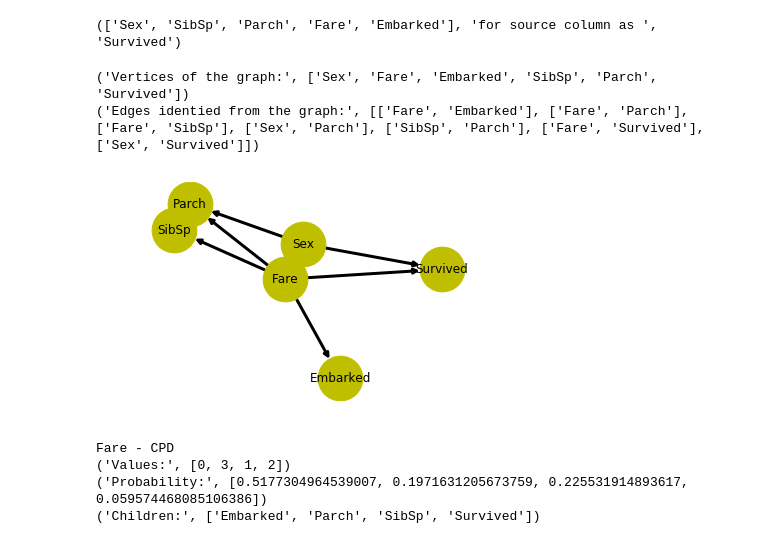
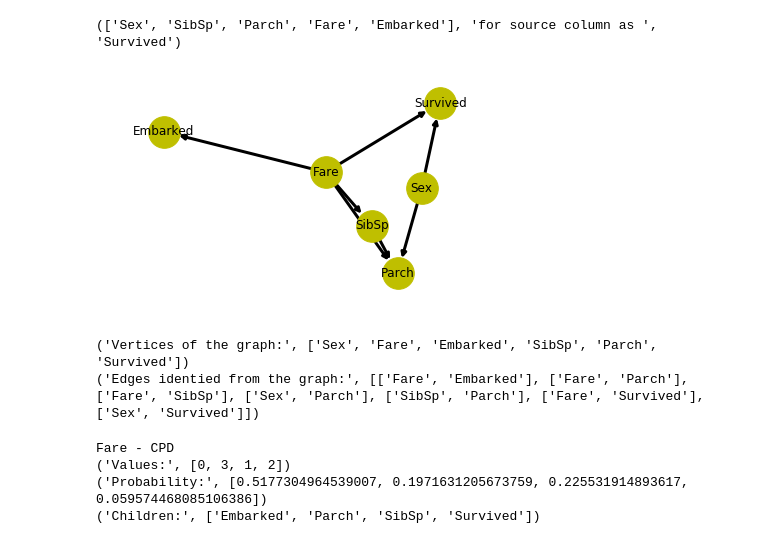
Before and after one commit to dsavla/study, a Jupyter notebook: PGM_Assign2_Group20.ipynb, the cells around one changed output. Cells and saved outputs as stored; diff of their text form; code cells hidden in the pictures.

```diff
--- a/PGM_Assign2_Group20.ipynb
+++ b/PGM_Assign2_Group20.ipynb
@@ -45,11 +47,13 @@ Successfully installed libpgm-1.3
 # %%
 '''
-    This method verifies the dependency of src column on other data columns based on chi square test.
+    This method verifies the dependency of src column on other data columns
+    based on chi square test.
 '''
 def check_depedency(df, srcColumn, targetColumn):
     df_src_target = df[[srcColumn, targetColumn]]
 
-    contigency = pd.crosstab(df_src_target[srcColumn], df_src_target[targetColumn])
+    contigency = pd.crosstab(df_src_target[srcColumn],
+                             df_src_target[targetColumn])
     c, p, dof, expected = chi2_contingency(contigency)
     #Threshold for chi square test
     alpha = 0.05
@@ -117,13 +125,22 @@ Parch
 Fare
 Embarked
 # %%
-######################## 2. Apply pre-processing wherein, we clean the data, remove empty data cells and normalize data to numerical values #########################
+'''
+2. Apply pre-processing wherein, we clean the data,
+remove empty data cells and normalize data to numerical values
+'''
 
 # Preprocessing - consider the identified columns
 df_train = df_input.dropna()
 df_train = df_input[revisedcolumns]
 
-df_train.loc[:,'Fare'] = pd.cut(df_train.Fare, [df_input.Fare.min(), df_input.Fare.mean()/2, df_input.Fare.mean(), df_input.Fare.mean() + df_input.Fare.mean()/2, df_input.Fare.max()], labels =[0,1,2,3])
+df_train.loc[:,'Fare'] = pd.cut(df_train.Fare, [df_input.Fare.min(),
+                                                df_input.Fare.mean()/2,
+                                                df_input.Fare.mean(),
+                                                df_input.Fare.mean()
+                                                + df_input.Fare.mean()/2,
+                                                df_input.Fare.max()],
+                                labels =[0,1,2,3])
 df_train.loc[:, 'Sex'] = df_train.Sex.map({'female': 0, 'male': 1})
 df_train.loc[:, 'Embarked'] = df_train.Embarked.map({'S': 0, 'C': 1, 'Q': 2})
 
@@ -143,33 +160,35 @@ print (dependent_columns , 'for source column as ' , src )
 # %% [output]
 (['Sex', 'SibSp', 'Parch', 'Fare', 'Embarked'], 'for source column as ', 'Survived')
 # %%
-######################## 4. Use discrete_constraint_estimatestruct() from libpgm library with the limited columns identified, to find the structure. #########################
+'''
+4. Use discrete_constraint_estimatestruct() from libpgm library with the
+limited columns identified, to find the structure.
+'''
 
 # Use the dependent columns to prepare dict list from the dataframe
 # This is input for Structure estimation
 data = format_data(df_train, src, dependent_columns)
 
 # learn the structure
 pgm_learner = PGMLearner()
 
 result_structure = pgm_learner.discrete_constraint_estimatestruct(data)
 
-print('Vertices of the graph:' , result_structure.V)
-print('Edges identied from the graph:' , result_structure.E)
-
-
 G = nx.DiGraph()
 # G.add_node()
 G.add_nodes_from(result_structure.V)
 
 G.add_edges_from(result_structure.E)
 
-# G.add_edge(result_structure.E,weight=0.6)
-nx.draw_networkx(G, node_color='y', node_size=2000, width=3)
+nx.draw_networkx(G, node_color='y', node_size=1000, width=3 )
 plt.axis('off')
 plt.show()
 # %% [output]
-('Vertices of the graph:', ['Sex', 'Fare', 'Embarked', 'SibSp', 'Parch', 'Survived'])
-('Edges identied from the graph:', [['Fare', 'Embarked'], ['Fare', 'Parch'], ['Fare', 'SibSp'], ['Sex', 'Parch'], ['SibSp', 'Parch'], ['Fare', 'Survived'], ['Sex', 'Survived']])
-[figure, old version]
+[figure, new version]
+# %%
+print('Vertices of the graph:' , result_structure.V)
+print('Edges identied from the graph:' , result_structure.E)
+# %% [output]
+('Vertices of the graph:', ['Sex', 'Fare', 'Embarked', 'SibSp', 'Parch', 'Survived'])
+('Edges identied from the graph:', [['Fare', 'Embarked'], ['Fare', 'Parch'], ['Fare', 'SibSp'], ['Sex', 'Parch'], ['SibSp', 'Parch'], ['Fare', 'Survived'], ['Sex', 'Survived']])
 # %%
```
Also changed, not shown: parts of 4 cells of this notebook.
